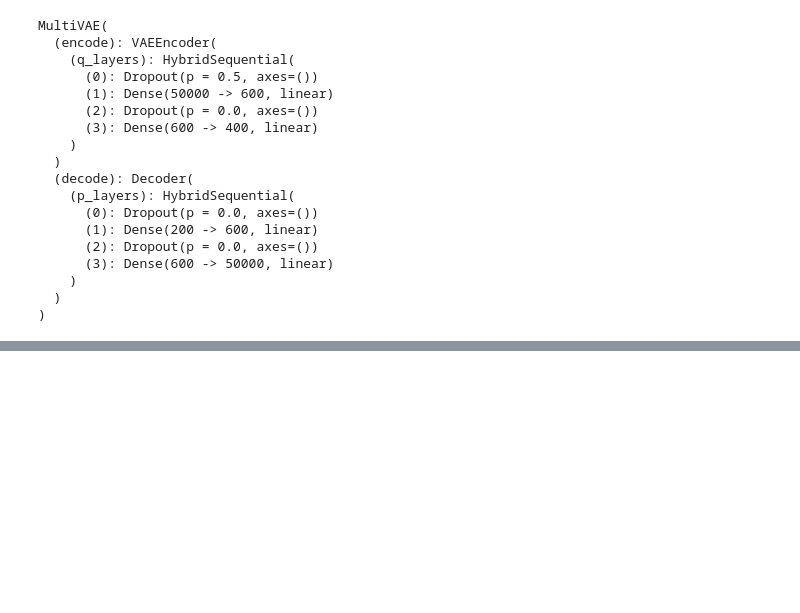
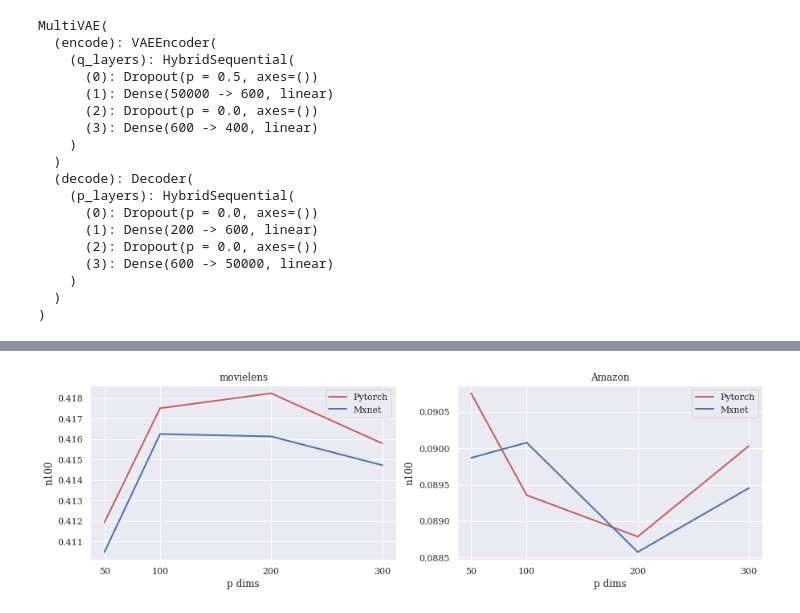
Before and after one commit to jrzaurin/infinitoml, a Jupyter notebook: _notebooks/2020-05-15-mult-vae.ipynb, the cells around one changed output, grey strips where cells are left out. Cells and saved outputs as stored; diff of their text form; code cells hidden in the pictures; blank space fills up the shorter version.

```diff
--- a/_notebooks/2020-05-15-mult-vae.ipynb
+++ b/_notebooks/2020-05-15-mult-vae.ipynb
@@ -466,0 +744,5 @@ MultiVAE(
+# %%
+#collapse-hide
+plot_ndcg_vs_pdims()
+# %% [output]
+[figure, added]
```
Also changed, not shown: parts of 53 cells of this notebook, 3 other files.
